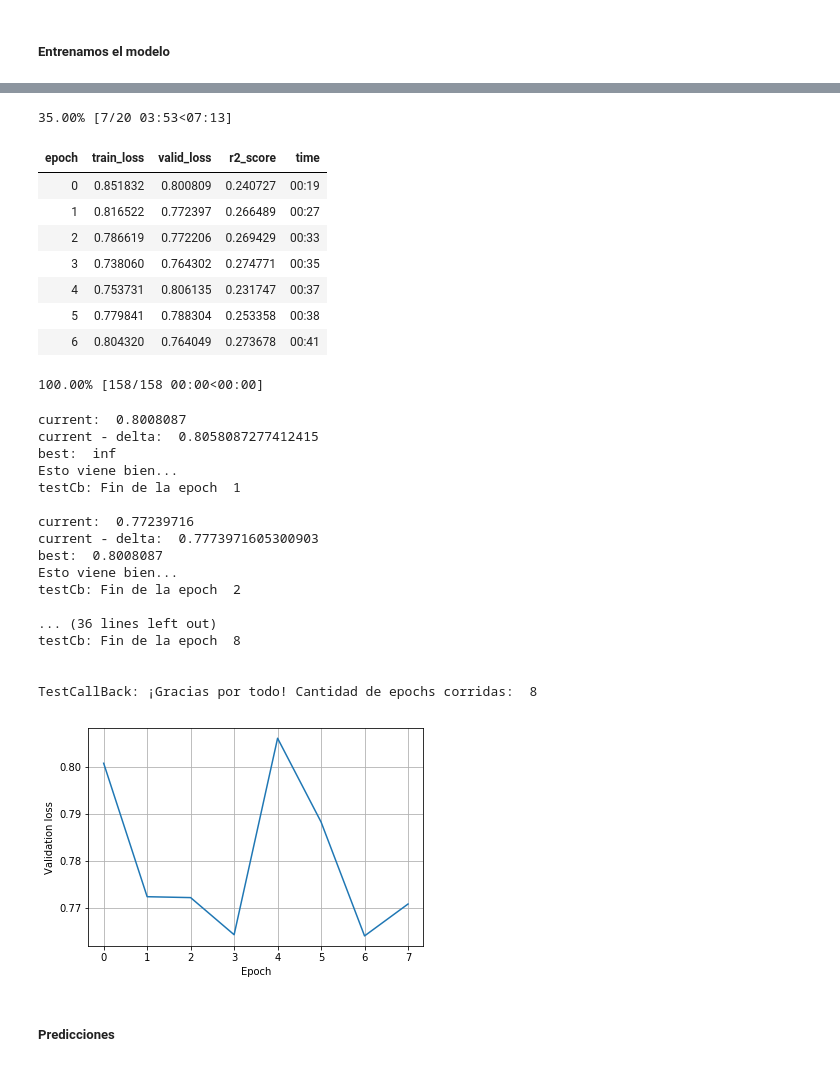
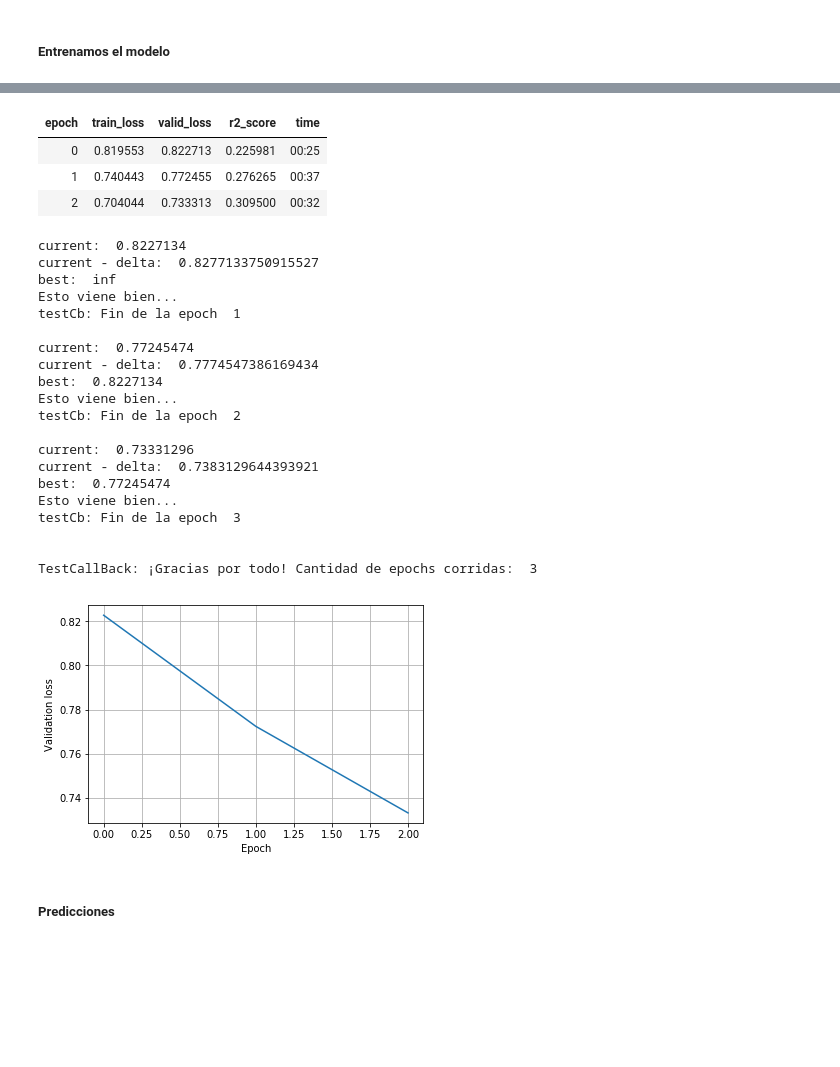
Before and after one commit to ITNavent/labs-ml-group, a Jupyter notebook: fastai_nn_recommender.ipynb, the cells around one changed output, grey strips where cells are left out. Saved outputs shown, nothing was run; the diff lists cells and outputs as text; code cells hidden in the pictures; blank space fills up the shorter version.

```diff
--- a/fastai_nn_recommender.ipynb
+++ b/fastai_nn_recommender.ipynb
@@ -194,34 +195,31 @@ Min loss divided by 10: 6.31E-02
 # %%
-learn_small.fit_one_cycle(20, 6.31E-02, callbacks = [earlyFede, testCb])
+learn_small.fit_one_cycle(3, 6.31E-02, callbacks = [earlyFede, testCb])
 # %% [output]
+| epoch | train_loss | valid_loss | r2_score | time |
+| 0 | 0.819553 | 0.822713 | 0.225981 | 00:25 |
+| 1 | 0.740443 | 0.772455 | 0.276265 | 00:37 |
+| 2 | 0.704044 | 0.733313 | 0.309500 | 00:32 |
-35.00% [7/20 03:53<07:13]
+current:  0.8227134
+current - delta:  0.8277133750915527
+best:  inf
+Esto viene bien...
+testCb: Fin de la epoch  1
+
+current:  0.77245474
+current - delta:  0.7774547386169434
+best:  0.8227134
+Esto viene bien...
+testCb: Fin de la epoch  2
+
+current:  0.73331296
+current - delta:  0.7383129644393921
+best:  0.77245474
+Esto viene bien...
+testCb: Fin de la epoch  3
+
+
+TestCallBack: ¡Gracias por todo! Cantidad de epochs corridas:  3
-| epoch | train_loss | valid_loss | r2_score | time |
-| 0 | 0.851832 | 0.800809 | 0.240727 | 00:19 |
-| 1 | 0.816522 | 0.772397 | 0.266489 | 00:27 |
-| 2 | 0.786619 | 0.772206 | 0.269429 | 00:33 |
-| 3 | 0.738060 | 0.764302 | 0.274771 | 00:35 |
-| 4 | 0.753731 | 0.806135 | 0.231747 | 00:37 |
-| 5 | 0.779841 | 0.788304 | 0.253358 | 00:38 |
-| 6 | 0.804320 | 0.764049 | 0.273678 | 00:41 |
-100.00% [158/158 00:00<00:00]
-current:  0.8008087
-current - delta:  0.8058087277412415
-best:  inf
-Esto viene bien...
-testCb: Fin de la epoch  1
-
-current:  0.77239716
-current - delta:  0.7773971605300903
-best:  0.8008087
-Esto viene bien...
-testCb: Fin de la epoch  2
-
-... (36 lines left out)
-testCb: Fin de la epoch  8
-
-
-TestCallBack: ¡Gracias por todo! Cantidad de epochs corridas:  8
-[figure, old version]
+[figure, new version]
 # %% [markdown]
 ##### Predicciones
 # %%
```
Also changed, not shown: parts of 38 cells of this notebook, 1 other file.
